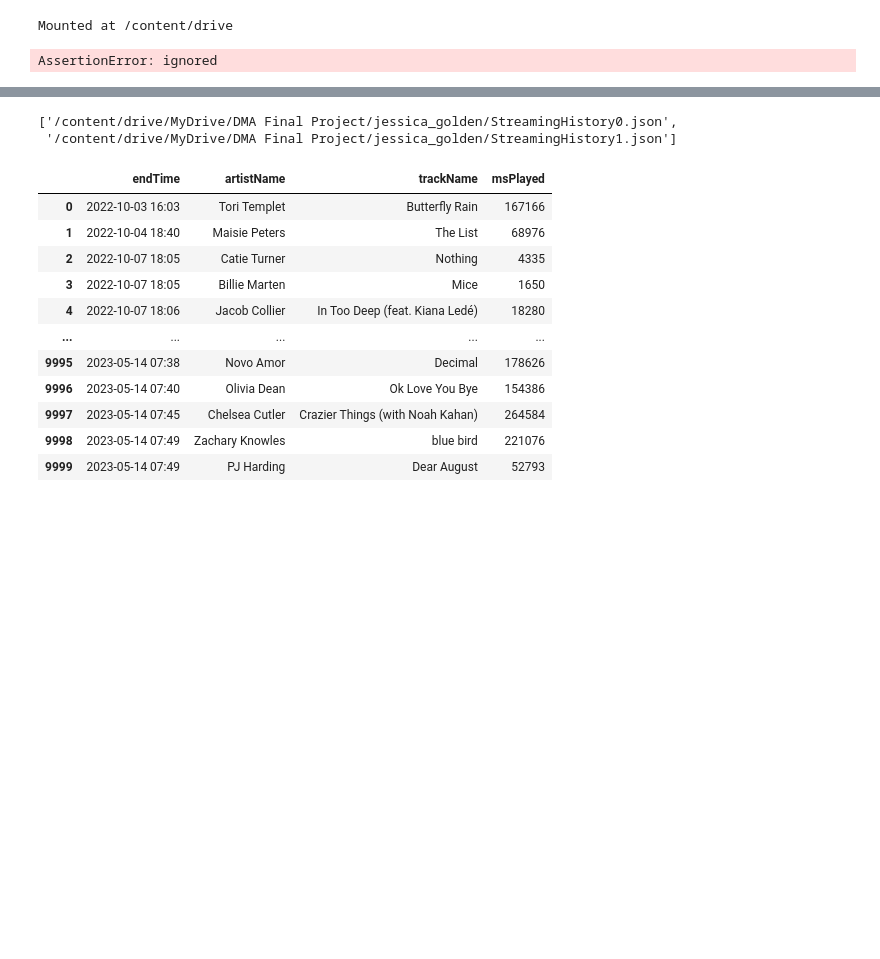
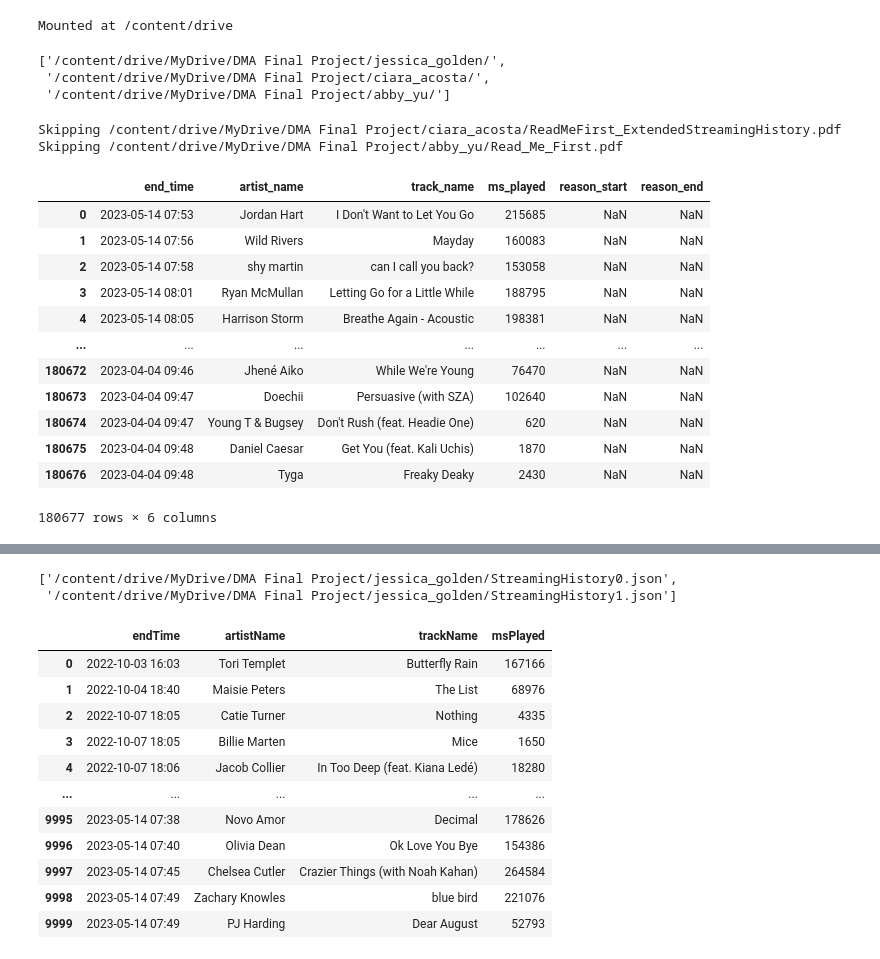
Before and after one commit to jonathanferrari/spotify-144, a Jupyter notebook: DMA Final Project/main.ipynb, the cells around one changed output, grey strips where cells are left out. Drawn from its saved outputs; the diff is of its cells as text; code cells hidden in the pictures; blank space fills up the shorter version.

Commit message:
update main ntbk with code to combine all data into 1 df

```diff
--- a/DMA Final Project/main.ipynb
+++ b/DMA Final Project/main.ipynb
@@ -127,12 +129,52 @@ Requirement already satisfied: numpy>=1.17.3 in /usr/local/lib/python3.10/dist-p
 from google.colab import drive
 drive.mount('/content/drive', force_remount=True)
 PATH = '/content/drive/MyDrive/DMA Final Project/'
-current_user = 'jessica_golden/'
-PATH += current_user
 
-assert torch.cuda.is_available()
-cuda_device = torch.device("cuda" if torch.cuda.is_available() else "cpu")
-print(f"Using device: {cuda_device}")
+# current_user = 'jessica_golden/'
+# PATH += current_user
+
+users = glob.glob(PATH + '*/')
+users
 # %% [output]
 Mounted at /content/drive
-AssertionError: ignored
+['/content/drive/MyDrive/DMA Final Project/jessica_golden/',
+ '/content/drive/MyDrive/DMA Final Project/ciara_acosta/',
+ '/content/drive/MyDrive/DMA Final Project/abby_yu/']
+# %%
+all_data = []
+for user in users:
+    files = glob.glob(user + '*')
+    for file in files:
+        if not file.endswith(".json"):
+            print(f"Skipping {file}")
+            continue
+        sub_df = pd.read_json(file)
+        if "Audio" in file:
+            sub_df = sub_df[["ts", "master_metadata_album_artist_name", "master_metadata_track_name", "ms_played", "reason_start", "reason_end"]]
+            sub_df.rename({"ts": "end_time", "master_metadata_album_artist_name": "artist_name", "master_metadata_track_name": "track_name"}, axis=1, inplace=True)
+        elif "Video" not in file:
+            sub_df = sub_df[["endTime", "artistName", "trackName", "msPlayed"]]
+            sub_df.rename({"endTime": "end_time", "artistName": "artist_name", "trackName": "track_name", "msPlayed": "ms_played"}, axis=1, inplace=True)
+            sub_df["reason_start"] = np.nan
+            sub_df["reason_end"] = np.nan
+        else:
+            continue
+        all_data.append(sub_df)
+all_data = pd.concat(all_data).reset_index(drop=True)
+all_data
+# %% [output]
+Skipping /content/drive/MyDrive/DMA Final Project/ciara_acosta/ReadMeFirst_ExtendedStreamingHistory.pdf
+Skipping /content/drive/MyDrive/DMA Final Project/abby_yu/Read_Me_First.pdf
+|  | end_time | artist_name | track_name | ms_played | reason_start | reason_end |
+| 0 | 2023-05-14 07:53 | Jordan Hart | I Don't Want to Let You Go | 215685 | NaN | NaN |
+| 1 | 2023-05-14 07:56 | Wild Rivers | Mayday | 160083 | NaN | NaN |
+| 2 | 2023-05-14 07:58 | shy martin | can I call you back? | 153058 | NaN | NaN |
+| 3 | 2023-05-14 08:01 | Ryan McMullan | Letting Go for a Little While | 188795 | NaN | NaN |
+| 4 | 2023-05-14 08:05 | Harrison Storm | Breathe Again - Acoustic | 198381 | NaN | NaN |
+| ... | ... | ... | ... | ... | ... | ... |
+| 180672 | 2023-04-04 09:46 | Jhené Aiko | While We're Young | 76470 | NaN | NaN |
+| 180673 | 2023-04-04 09:47 | Doechii | Persuasive (with SZA) | 102640 | NaN | NaN |
+| 180674 | 2023-04-04 09:47 | Young T & Bugsey | Don't Rush (feat. Headie One) | 620 | NaN | NaN |
+| 180675 | 2023-04-04 09:48 | Daniel Caesar | Get You (feat. Kali Uchis) | 1870 | NaN | NaN |
+| 180676 | 2023-04-04 09:48 | Tyga | Freaky Deaky | 2430 | NaN | NaN |
+180677 rows × 6 columns
```
Also changed, not shown: parts of 4 cells of this notebook.
